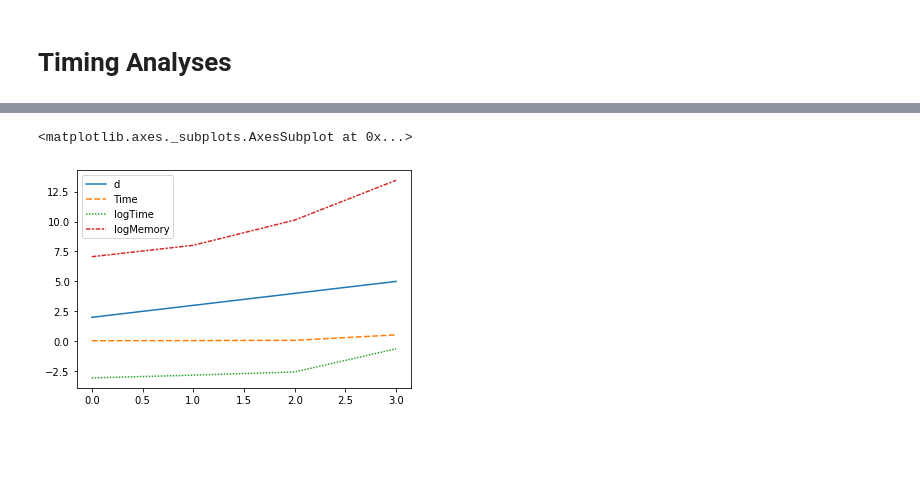
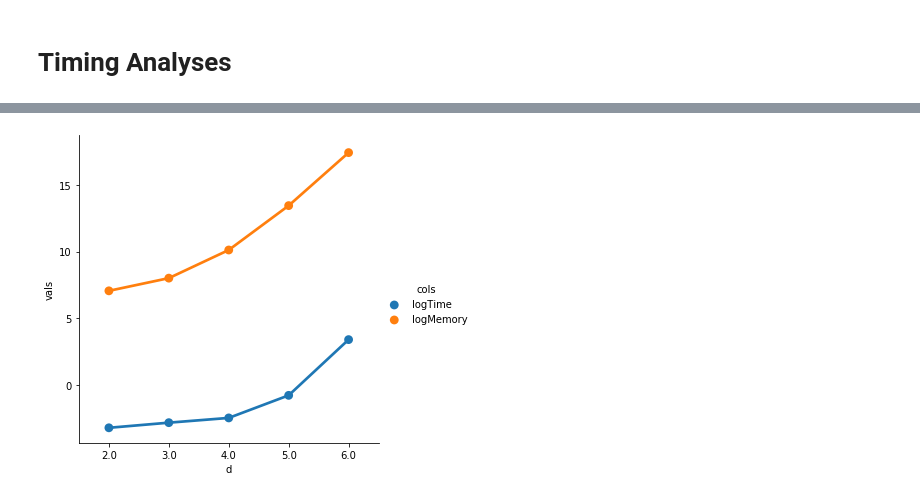
Before and after one commit to AlexanderChristgau/XM-project, a Jupyter notebook: Permutation-test.ipynb, the cells around one changed output, grey strips where cells are left out. Cells and saved outputs as stored; diff of their text form; code cells hidden in the pictures; blank space fills up the shorter version.

```diff
--- a/Permutation-test.ipynb
+++ b/Permutation-test.ipynb
@@ -388,5 +391,5 @@ time_df
-# %%
-sns.lineplot(data = time_df)
-# %% [output]
-<matplotlib.axes._subplots.AxesSubplot at 0x...>
-[figure, removed]
+# %%
+df = time_df[["d","logTime","logMemory"]].melt('d', var_name='cols',  value_name='vals')
+g = sns.factorplot(x="d", y="vals", hue='cols', data=df)
+# %% [output]
+[figure, added]
```
Also changed, not shown: parts of 3 cells of this notebook, 1 other file.
